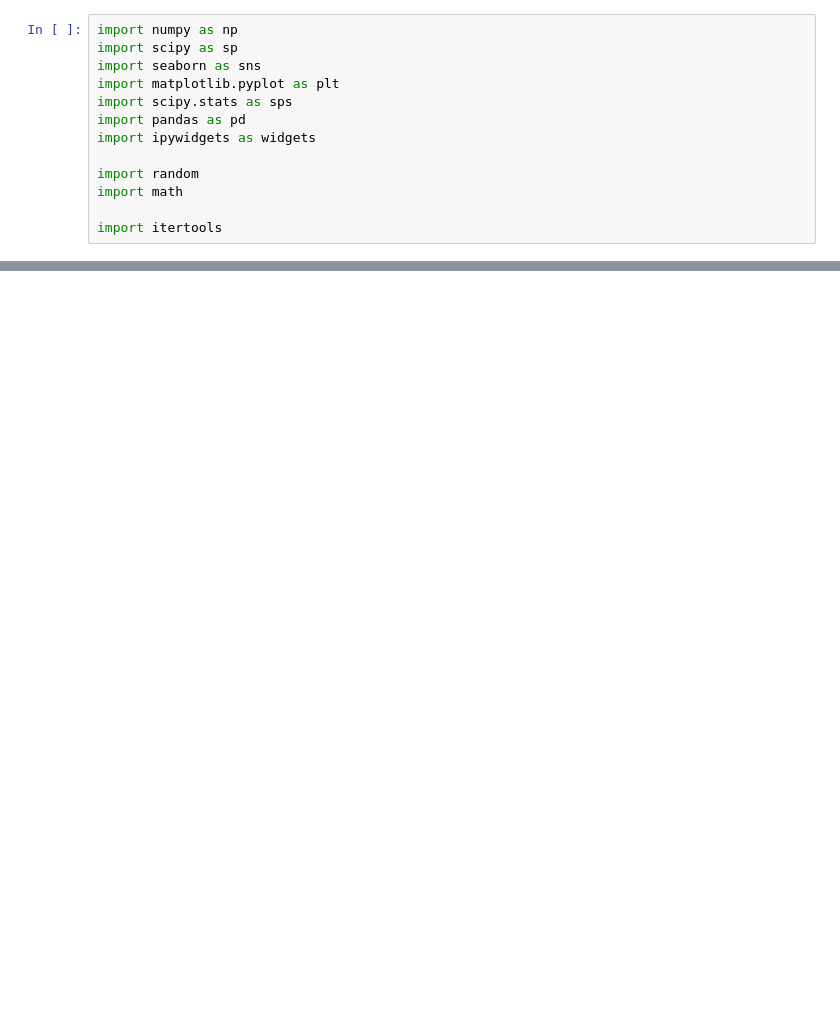
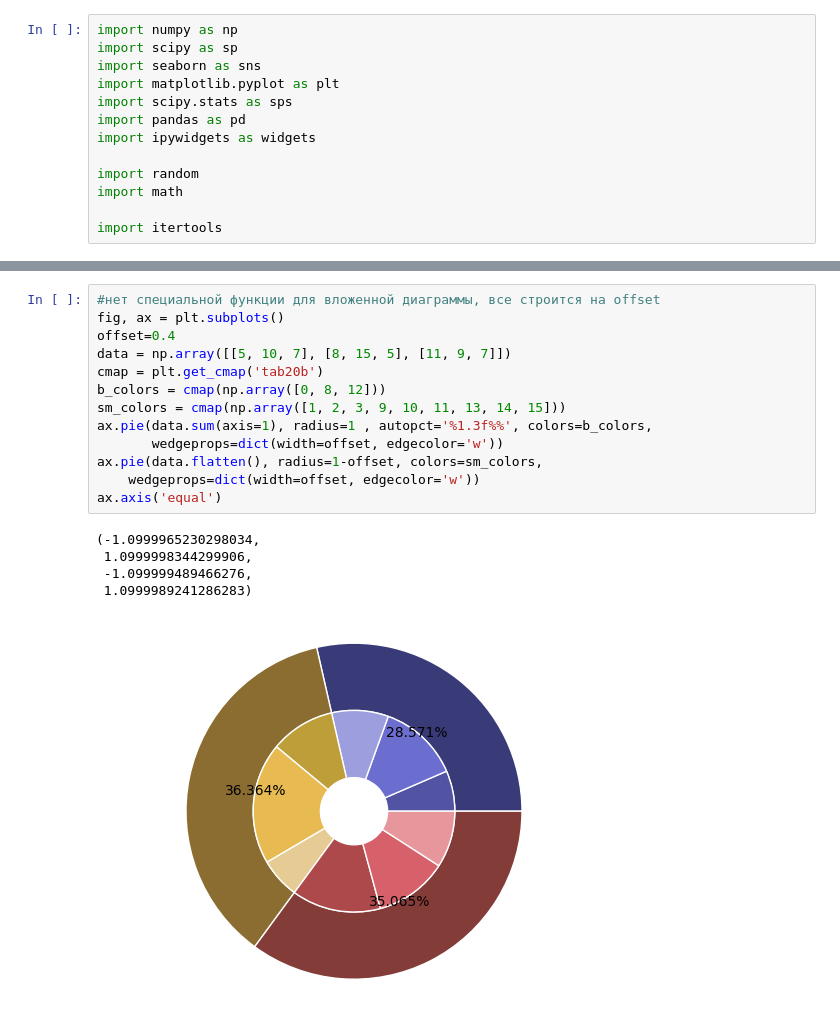
Before and after one commit to TorchPochmak/Stats, a Jupyter notebook: book1/4.3_Diagrams_Round.ipynb, the cells around one changed output, grey strips where cells are left out. Drawn from its saved outputs; the diff is of its cells as text; blank space fills up the shorter version.

```diff
--- a/book1/4.3_Diagrams_Round.ipynb
+++ b/book1/4.3_Diagrams_Round.ipynb
@@ -25,0 +36,19 @@ ax.axis('equal')
+# %%
+#нет специальной функции для вложенной диаграммы, все строится на offset
+fig, ax = plt.subplots()
+offset=0.4
+data = np.array([[5, 10, 7], [8, 15, 5], [11, 9, 7]])
+cmap = plt.get_cmap('tab20b')
+b_colors = cmap(np.array([0, 8, 12]))
+sm_colors = cmap(np.array([1, 2, 3, 9, 10, 11, 13, 14, 15]))
+ax.pie(data.sum(axis=1), radius=1 , autopct='%1.3f%%', colors=b_colors,
+       wedgeprops=dict(width=offset, edgecolor='w'))
+ax.pie(data.flatten(), radius=1-offset, colors=sm_colors,
+    wedgeprops=dict(width=offset, edgecolor='w'))
+ax.axis('equal')
+# %% [output]
+(-1.0999965230298034,
+ 1.0999998344299906,
+ -1.099999489466276,
+ 1.0999989241286283)
+[figure, added]
```
Also changed, not shown: parts of 2 cells of this notebook, 5 other files.
